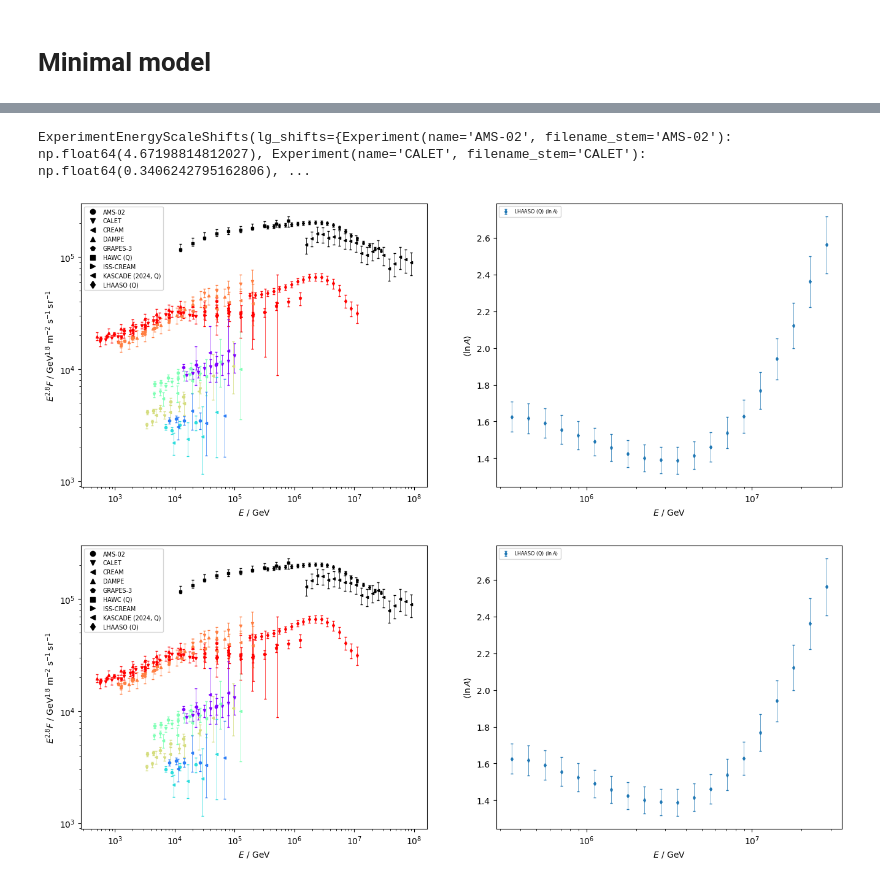
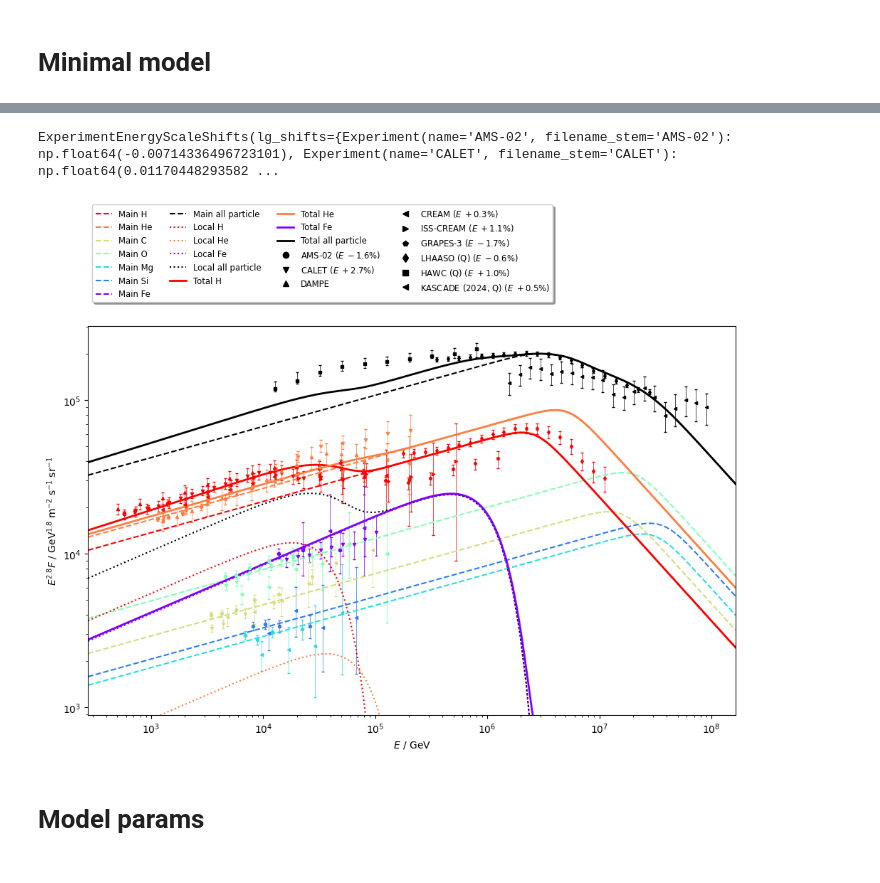
Before and after one commit to nj-vs-vh/EVA, a Jupyter notebook: icrc.ipynb, the cells around one changed output, grey strips where cells are left out. Saved outputs shown, nothing was run; the diff lists cells and outputs as text; code cells hidden in the pictures.

```diff
--- a/icrc.ipynb
+++ b/icrc.ipynb
@@ -133,7 +134,8 @@ data_all = Data.load(
 )
 data_kascade = Data.load(
     DataConfig(
-        experiments_elements=[experiments.kascade_re_qgsjet],
+        # experiments_elements=[experiments.kascade_re_qgsjet],
+        experiments_elements=[],
         experiments_all_particle=[experiments.kascade_re_qgsjet],
         experiments_lnA=[experiments.kascade_re_qgsjet],
     )
@@ -233,9 +235,9 @@ from cr_knee_fit.shifts import ExperimentEnergyScaleShifts
 
 data_main = Data.load(
     DataConfig(
-        experiments_elements=data_all.experiments(),
-        experiments_all_particle=data_all.experiments(),
-        experiments_lnA=data_all.experiments(),
+        experiments_elements=list(data_all.element_spectra.keys()),
+        experiments_all_particle=list(data_all.all_particle_spectra.keys()),
+        experiments_lnA=list(data_all.lnA.keys()),
         elements=[Element.H, Element.He],
     )
 )
@@ -247,8 +249,8 @@ fig, ax = plt.subplots(figsize=(8, 3))
 data_main.plot_spectra(describe=False, scale=scale, is_fitted=False, ax=ax, legend=False)
 
 experiment_list = data_main.experiments(spectra_only=True)
-E_grid = np.geomspace(data_main.E_min(), data_main.E_max(), num=len(experiment_list))
-y_target = 10 ** (5.8)
+E_grid = np.geomspace(data_main.E_min() * 1.1, data_main.E_max() / 1.1, num=len(experiment_list))
+y_target = 10 ** (4.8)
 
 sigma_shifts = ExperimentEnergyScaleShifts(lg_shifts=energy_scale_lg_uncertainties)
 
@@ -263,12 +265,20 @@ for exp, E in zip(experiment_list, E_grid):
         linewidth=3.0,
     )
     ax.plot([E], y_target, marker=exp.marker, markersize=6.0, color="black")
-    ax.text(E, y_target / 2, exp.name, ha="center", rotation=20, fontsize="small")
+    ax.text(
+        E / f,
+        f ** -(scale - 1) * y_target,
+        exp.name,
+        va="top",
+        ha="center",
+        rotation=-20,
+        fontsize="medium",
+    )
     # for power in (1, -1):
     #     f = sigma_shifts.f(exp)**power
     #     ax.quiver(
     #         [E], [y_target], [f*E - E], [f**(scale - 1) * y_target - y_target], angles="xy", scale=1.0, scale_units="xy"
     #     )
 
-ax.set_ylim(bottom=2e4)
+ax.set_ylim(bottom=1e4)
 # %% [output]
@@ -379,7 +389,8 @@ fit_data_config = DataConfig(
 fit_data = Data.load(fit_data_config)
 
 validation_data_config = DataConfig(
-    experiments_elements=[experiments.kascade_re_qgsjet],
+    # experiments_elements=[experiments.kascade_re_qgsjet],
+    experiments_elements=[],
     experiments_all_particle=[experiments.lhaaso_qgsjet],
     experiments_lnA=[experiments.lhaaso_qgsjet],
     elements=Element.regular(),
@@ -404,7 +415,7 @@ fig = plotting.plot_everything(
             population_contribs_best_fit=True,
         ),
         all_particle=plotting.PosteriorPlotConfig(
-            max_margin_around_data=1.0,
+            max_margin_around_data=1.2,
             population_contribs_best_fit=True,
         ),
         all_particle_elements_contribution=ppc,
@@ -431,16 +442,16 @@ FIT_DIR = Path("out/2pop-local")
 
 fc = FitConfig.model_validate_json((FIT_DIR / "config-dump.json").read_text())
 theta_sample = np.loadtxt(FIT_DIR / "theta.txt")
-theta_best_fit = np.loadtxt(FIT_DIR / "posterior-ml.txt")
+theta_best_fit = np.loadtxt(FIT_DIR / "preliminary-ml.txt")
 fit_data = Data.load(fc.fit_data_config)
 
 model = Model.unpack(theta_best_fit, fc.model)
 print(model.energy_shifts)
-# .plot_spectra(
-#     fit_data,
-#     scale=2.8,
-# )
-fit_data.plot(scale=2.8)
+model.plot_spectra(
+    fit_data,
+    scale=2.8,
+);
+# fit_data.plot(scale=2.8)
 
 # ppc = plotting.PosteriorPlotConfig(
 #     # contours=True,
@@ -480,33 +491,34 @@ fit_data.plot(scale=2.8)
 #     height_ratios=[1, 1, 0.3],
 # )
 
 # fig = plotting.plot_everything(
 #     plots_config=plotting.PlotsConfig(
 #         validation_data_config=validation_data_config,
 #         elements=plotting.PosteriorPlotConfig(
 #             max_margin_around_data=0.1,
 #             population_contribs_best_fit=True,
 #         ),
 #         all_particle=plotting.PosteriorPlotConfig(
 #             max_margin_around_data=1.0,
 #             population_contribs_best_fit=True,
 #         ),
 #         all_particle_elements_contribution=ppc,
 #         lnA=ppc,
 #         energy_shifts=ppc,
 #     ),
 #     theta_sample=theta_sample,
 #     theta_bestfit=theta_best_fit,
 #     model_config=fc.model,
 #     spectra_scale=2.8,
 #     fit_data=fit_data,
 #     validation_data=val_data,
 #     axes=axes,
 #     legend_ncol=6,
 # )
 
 # fig.savefig("export/modified-2pop-alt-model.pdf")
 # %% [output]
-ExperimentEnergyScaleShifts(lg_shifts={Experiment(name='AMS-02', filename_stem='AMS-02'): np.float64(4.67198814812027), Experiment(name='CALET', filename_stem='CALET'): np.float64(0.3406242795162806), ...
+ExperimentEnergyScaleShifts(lg_shifts={Experiment(name='AMS-02', filename_stem='AMS-02'): np.float64(-0.00714336496723101), Experiment(name='CALET', filename_stem='CALET'): np.float64(0.01170448293582 ...
-[figure, old version]
+[figure, new version]
-[figure, removed]
+# %% [markdown]
+# Model params
```
Also changed, not shown: parts of 10 cells of this notebook, 4 other files.
